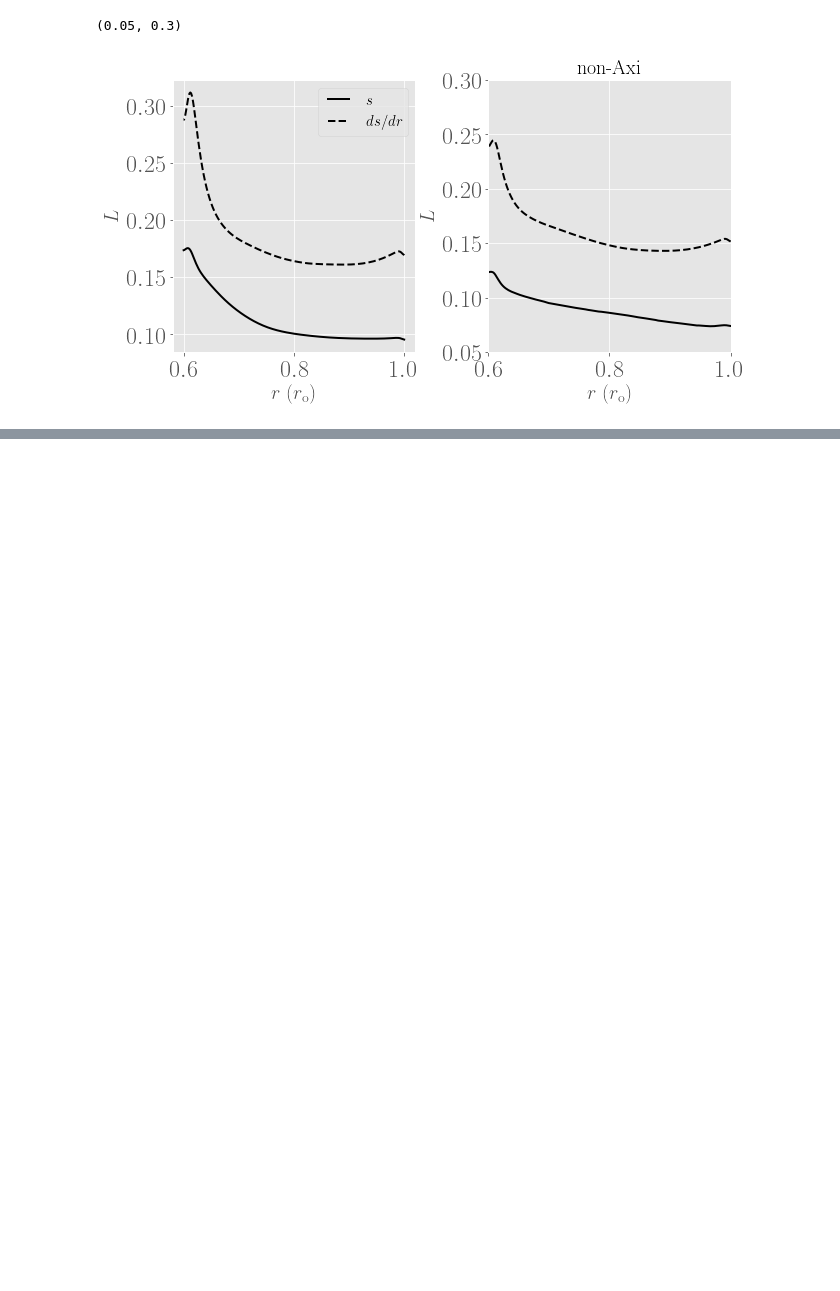
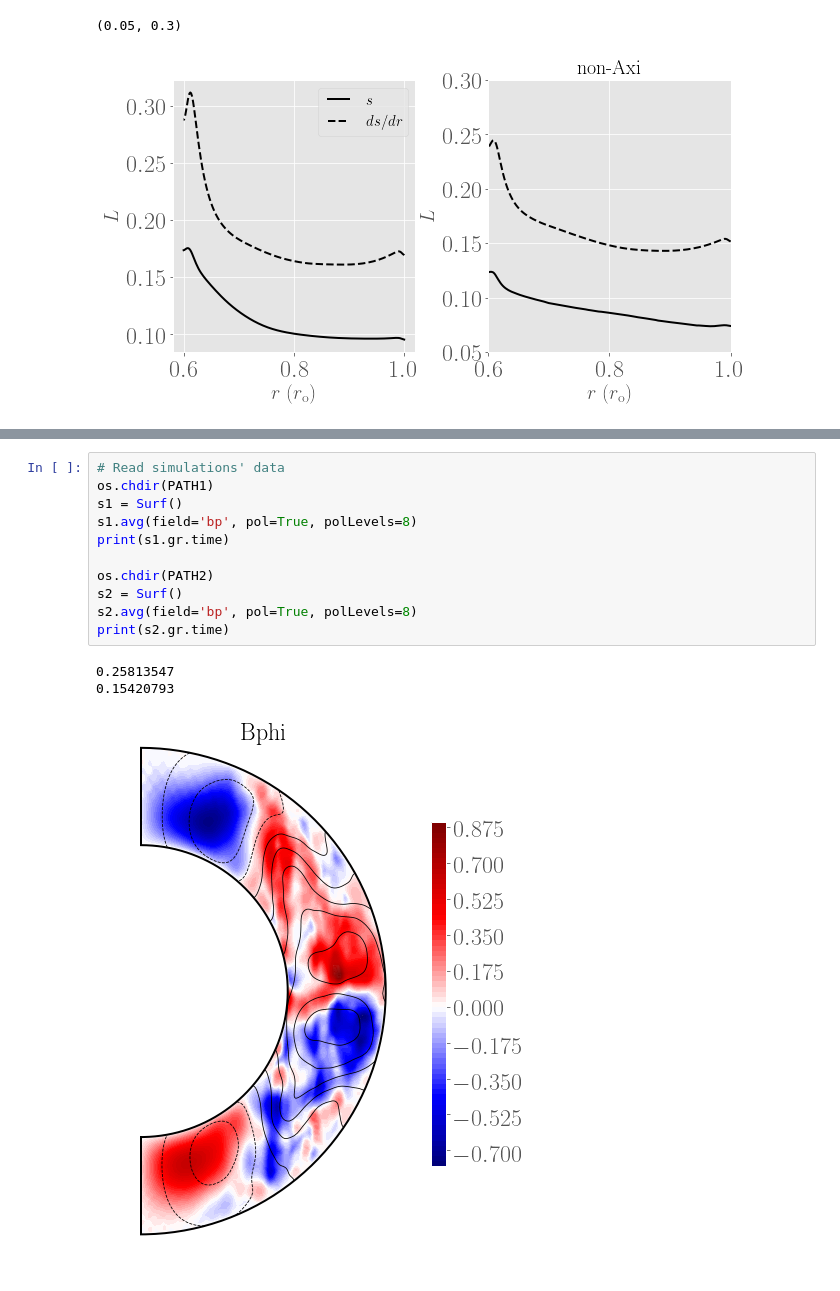
Before and after one commit to bzaire/Report_Sims, a Jupyter notebook: notebook3_1.ipynb, the cells around one changed output, grey strips where cells are left out. Cells and saved outputs as stored; diff of their text form; blank space fills up the shorter version.

```diff
--- a/notebook3_1.ipynb
+++ b/notebook3_1.ipynb
@@ -100,0 +134,15 @@ ax[1].set_ylim((0.05, .30))
+# %%
+# Read simulations' data
+os.chdir(PATH1)
+s1 = Surf()
+s1.avg(field='bp', pol=True, polLevels=8)
+print(s1.gr.time)
+
+os.chdir(PATH2)
+s2 = Surf()
+s2.avg(field='bp', pol=True, polLevels=8)
+print(s2.gr.time)
+# %% [output]
+0.25813547
+0.15420793
+[figure, added]
```
Also changed, not shown: parts of 7 cells of this notebook, 1 other file.
